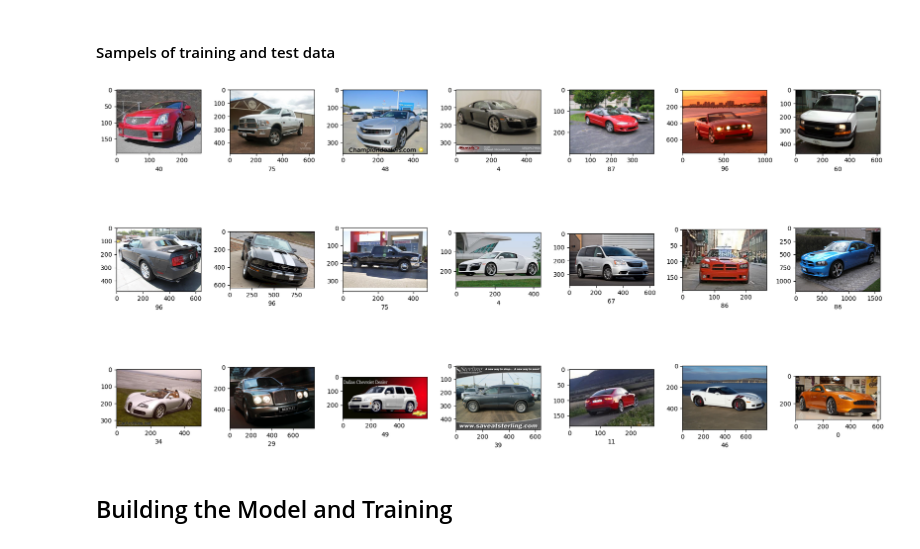
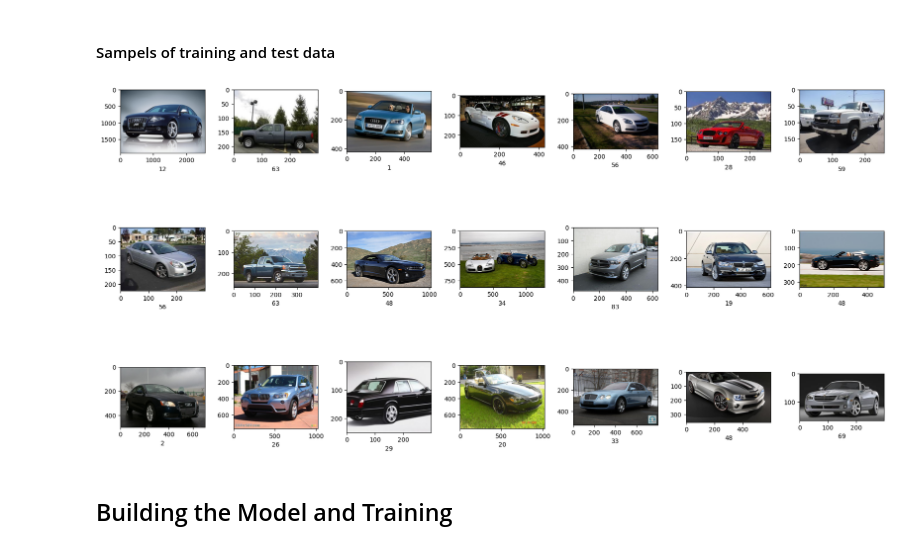
Before and after one commit to deliarm/kaggle_competition, a Jupyter notebook: a3.ipynb, the cells around one changed output. Drawn from its saved outputs; the diff is of its cells as text; code cells hidden in the pictures.

```diff
--- a/a3.ipynb
+++ b/a3.ipynb
@@ -29,15 +29,15 @@ print(' '.join([str((df_csv['label'] == i).sum()) for i in range(100)]))
 
 train_paths = []
 train_labels = []
-validaton_paths = []
-validaton_labels = []
+validation_paths = []
+validation_labels = []
 label_counts = [0 for _ in range(100)]
 
 for i in range(len(df_csv)):
     l = df_csv['label'].iat[i]
     if label_counts[l] < 10:
-        validaton_paths.append(df_csv['id'].iat[i])
-        validaton_labels.append(l)
+        validation_paths.append(df_csv['id'].iat[i])
+        validation_labels.append(l)
         label_counts[l] += 1
     else:
         train_paths.append(df_csv['id'].iat[i])
@@ -47,7 +47,6 @@ for i in range(len(df_csv)):
 # %%
 class Data():
     def __init__(self, root, paths, labels, transform=None, ext='.jpg'): # move transform into training loop
-        self.df_csv = pd.DataFrame(pd.read_csv((root+csv_path)))
         self.paths = paths
         self.labels = labels
         self.transform = transform
@@ -150,9 +149,9 @@ validation_dataset = Data("./Assignment 3 Dataset", validation_paths, validation
 # %% [markdown]
 #### Sampels of training and test data
 # %%
-all_data.print_samples()
+validation_dataset.print_samples()
 # %% [output]
-[figure, old version]
+[figure, new version]
 # %% [markdown]
 ## Building the Model and Training
 # %%
```
